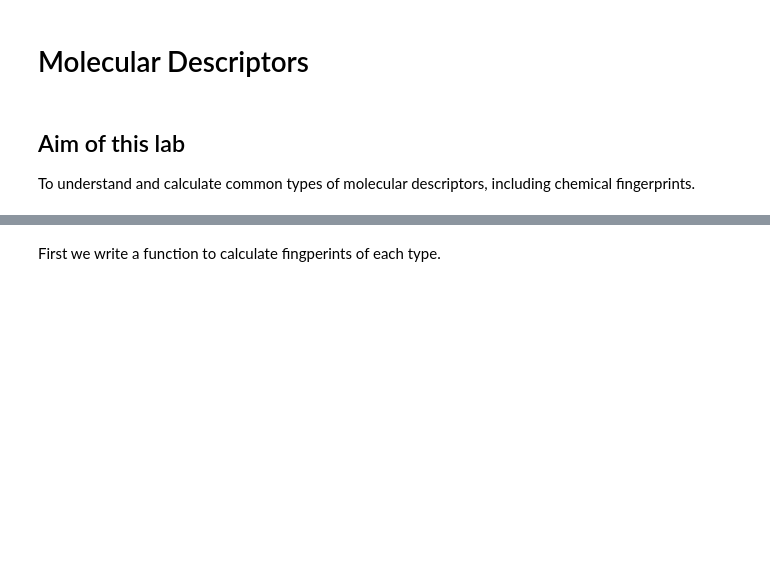
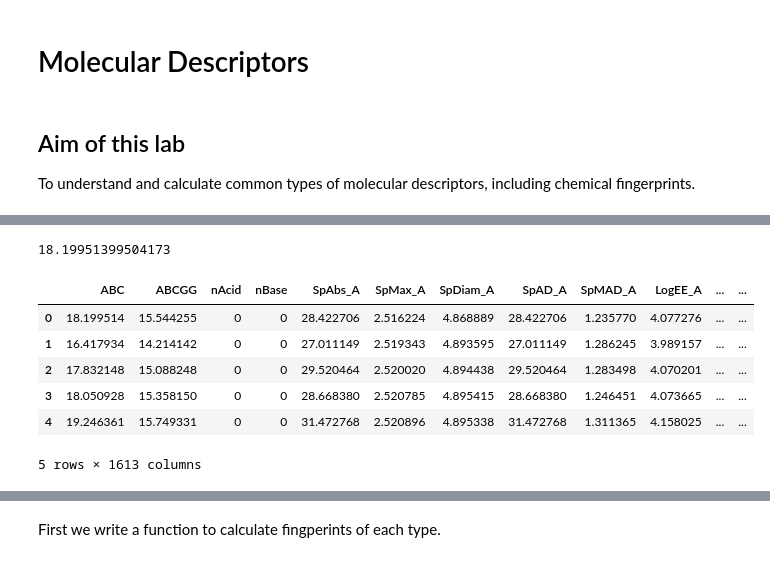
Before and after one commit to russodanielp/intro_cheminformatics, a Jupyter notebook: Lab 05 - Molecular Descriptors/lab_completed.ipynb, the cells around one changed output, grey strips where cells are left out. Saved outputs shown, nothing was run; the diff lists cells and outputs as text; code cells hidden in the pictures; blank space fills up the shorter version.

```diff
--- a/Lab 05 - Molecular Descriptors/lab_completed.ipynb
+++ b/Lab 05 - Molecular Descriptors/lab_completed.ipynb
@@ -170,0 +91,4 @@ Morgan fingerprints, also know as extended-connectivity or ECFP fingerprints are
+# %%
+result['ABC']
+# %% [output]
+18.19951399504173
@@ -170,0 +97,10 @@ Morgan fingerprints, also know as extended-connectivity or ECFP fingerprints are
+# %%
+desc.head()
+# %% [output]
+|  | ABC | ABCGG | nAcid | nBase | SpAbs_A | SpMax_A | SpDiam_A | SpAD_A | SpMAD_A | LogEE_A | ... | ... |
+| 0 | 18.199514 | 15.544255 | 0 | 0 | 28.422706 | 2.516224 | 4.868889 | 28.422706 | 1.235770 | 4.077276 | ... | ... |
+| 1 | 16.417934 | 14.214142 | 0 | 0 | 27.011149 | 2.519343 | 4.893595 | 27.011149 | 1.286245 | 3.989157 | ... | ... |
+| 2 | 17.832148 | 15.088248 | 0 | 0 | 29.520464 | 2.520020 | 4.894438 | 29.520464 | 1.283498 | 4.070201 | ... | ... |
+| 3 | 18.050928 | 15.358150 | 0 | 0 | 28.668380 | 2.520785 | 4.895415 | 28.668380 | 1.246451 | 4.073665 | ... | ... |
+| 4 | 19.246361 | 15.749331 | 0 | 0 | 31.472768 | 2.520896 | 4.895338 | 31.472768 | 1.311365 | 4.158025 | ... | ... |
+5 rows × 1613 columns
```
Also changed, not shown: parts of 40 cells of this notebook.
